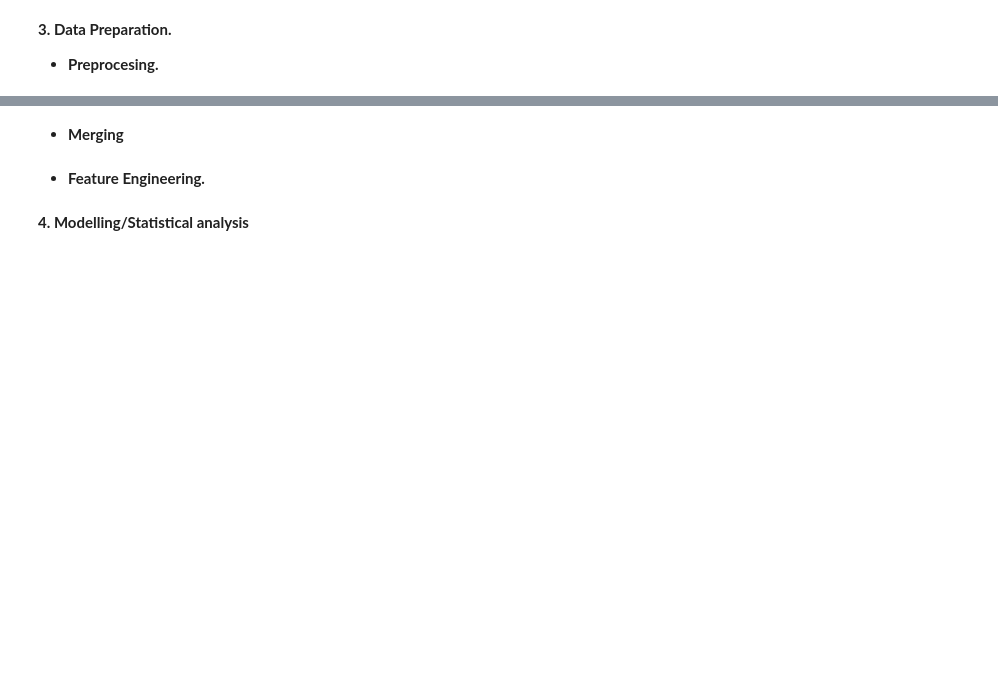
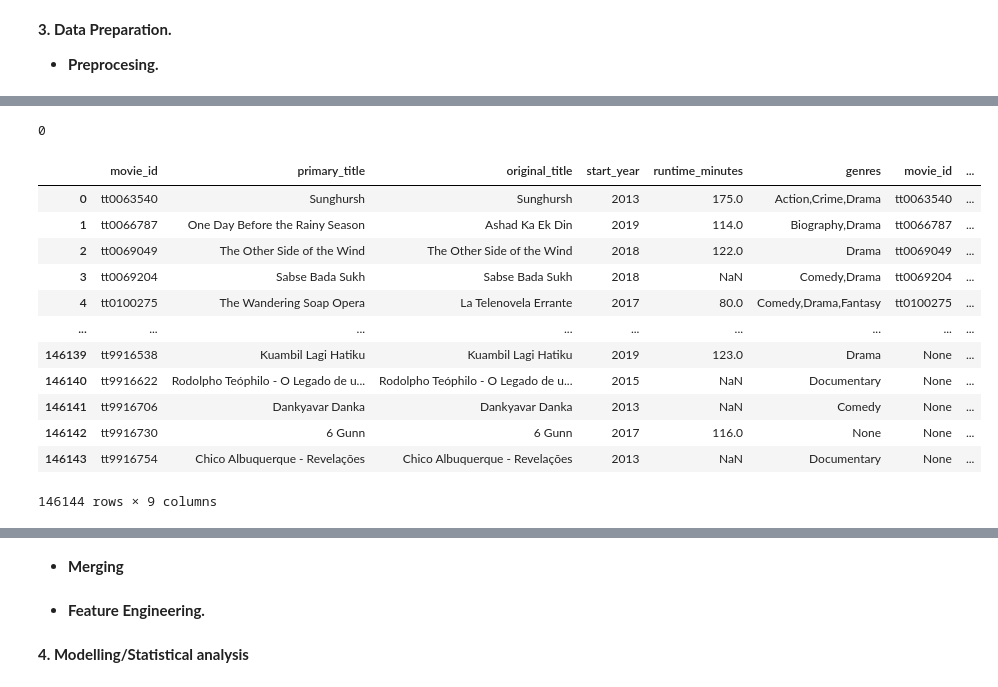
Before and after one commit to JoelKy-coder/Group_one_Phase_Two_Project, a Jupyter notebook: Group one phase 2.ipynb, the cells around one changed output, grey strips where cells are left out. Saved outputs shown, nothing was run; the diff lists cells and outputs as text; code cells hidden in the pictures; blank space fills up the shorter version.

```diff
--- a/Group one phase 2.ipynb
+++ b/Group one phase 2.ipynb
@@ -31,3 +52,13 @@ H1 :There is a significant difference in revenue over number of votes.
 # %% [markdown]
 **3. Data Preparation.**
 * **Preprocesing.**
+# %%
+# Loading the DB
+
+im_db = '/content/im.db'
+
+# Open up a connection
+conn = sqlite3.connect(im_db)
+
+# Initialize a cursor
+cursor = conn.cursor()
@@ -33,0 +169,27 @@ H1 :There is a significant difference in revenue over number of votes.
+# %%
+rating_DF.duplicated().sum()
+# %% [output]
+0
+# %%
+BR = ''' select * from
+movie_basics mb
+Left Join movie_ratings mr
+on mb.movie_id=mr.movie_id
+
+;'''
+# %%
+pd.read_sql(BR, conn)
+# %% [output]
+|  | movie_id | primary_title | original_title | start_year | runtime_minutes | genres | movie_id | ... |
+| 0 | tt0063540 | Sunghursh | Sunghursh | 2013 | 175.0 | Action,Crime,Drama | tt0063540 | ... |
+| 1 | tt0066787 | One Day Before the Rainy Season | Ashad Ka Ek Din | 2019 | 114.0 | Biography,Drama | tt0066787 | ... |
+| 2 | tt0069049 | The Other Side of the Wind | The Other Side of the Wind | 2018 | 122.0 | Drama | tt0069049 | ... |
+| 3 | tt0069204 | Sabse Bada Sukh | Sabse Bada Sukh | 2018 | NaN | Comedy,Drama | tt0069204 | ... |
+| 4 | tt0100275 | The Wandering Soap Opera | La Telenovela Errante | 2017 | 80.0 | Comedy,Drama,Fantasy | tt0100275 | ... |
+| ... | ... | ... | ... | ... | ... | ... | ... | ... |
+| 146139 | tt9916538 | Kuambil Lagi Hatiku | Kuambil Lagi Hatiku | 2019 | 123.0 | Drama | None | ... |
+| 146140 | tt9916622 | Rodolpho Teóphilo - O Legado de u... | Rodolpho Teóphilo - O Legado de u... | 2015 | NaN | Documentary | None | ... |
+| 146141 | tt9916706 | Dankyavar Danka | Dankyavar Danka | 2013 | NaN | Comedy | None | ... |
+| 146142 | tt9916730 | 6 Gunn | 6 Gunn | 2017 | 116.0 | None | None | ... |
+| 146143 | tt9916754 | Chico Albuquerque - Revelações | Chico Albuquerque - Revelações | 2013 | NaN | Documentary | None | ... |
+146144 rows × 9 columns
```
Also changed, not shown: parts of 15 cells of this notebook.
